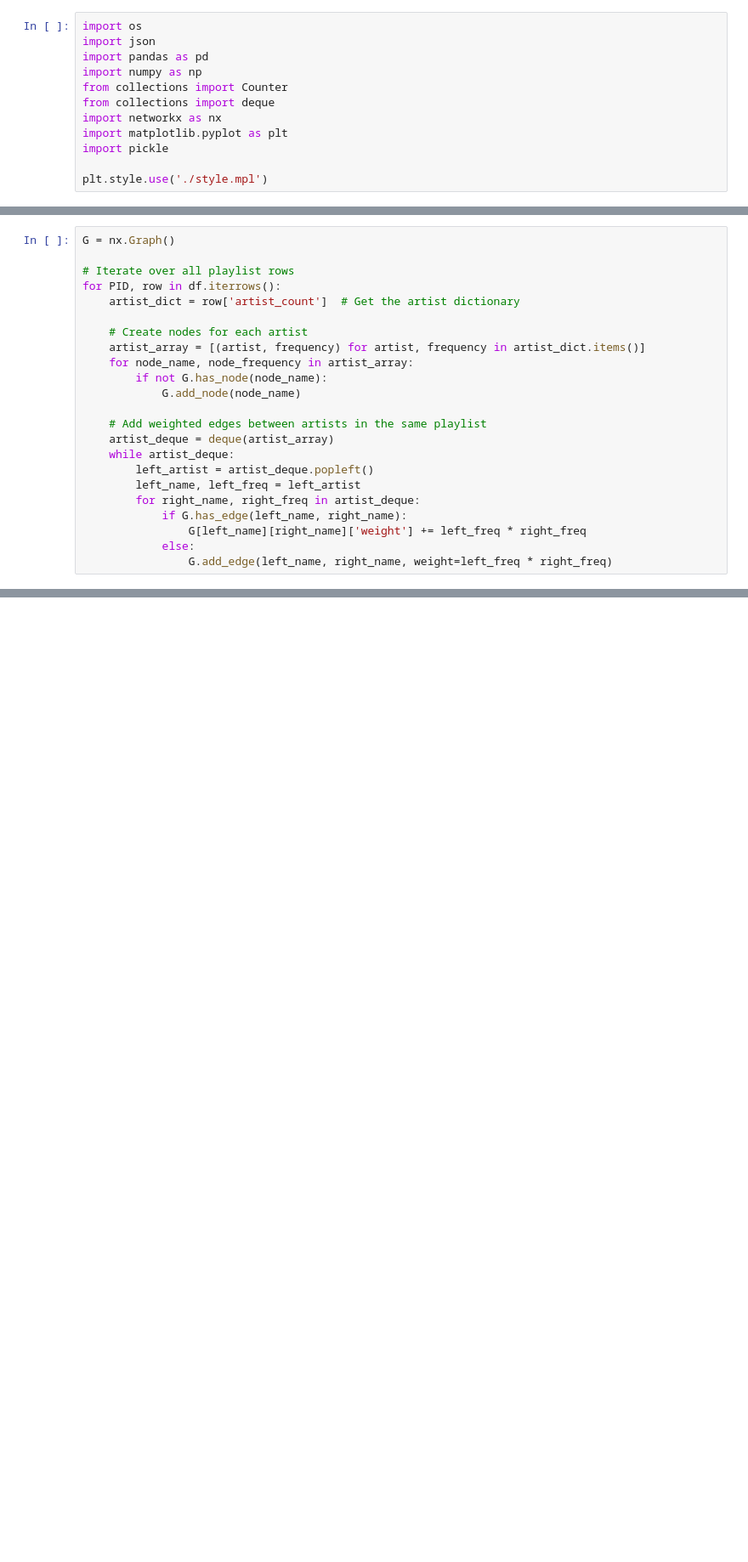
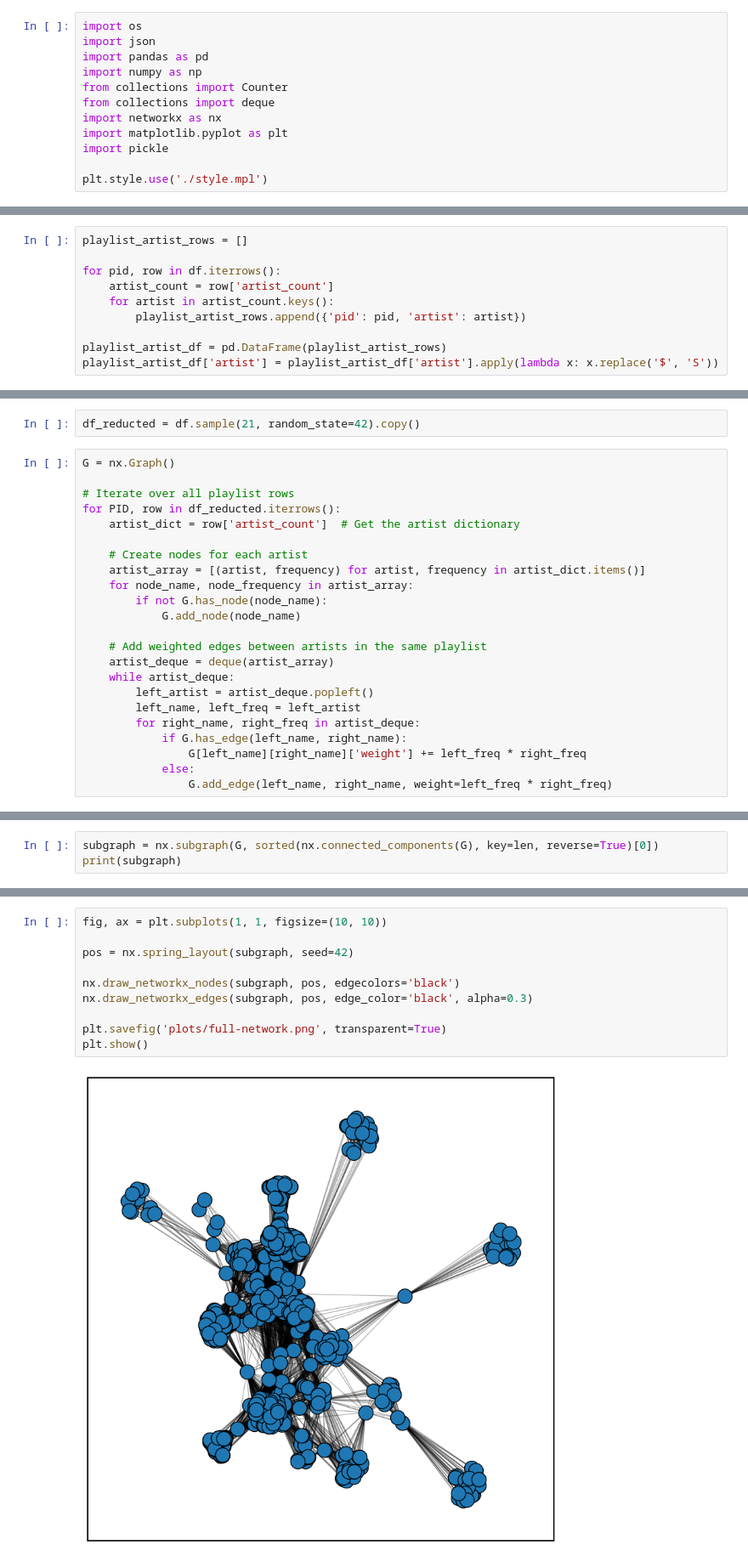
Before and after one commit to micheledinelli/spotify-playlists-network-analysis, a Jupyter notebook: main.ipynb, the cells around one changed output, grey strips where cells are left out. Shown: that part at 85% size. Saved outputs shown, nothing was run; the diff lists cells and outputs as text; blank space fills up the shorter version.

Commit message:
feat: update main.ipynb to pre-calculate a smaller network to analyze

```diff
--- a/main.ipynb
+++ b/main.ipynb
@@ -67,0 +81,10 @@ df.sample(5)
+# %%
+playlist_artist_rows = []
+
+for pid, row in df.iterrows():
+    artist_count = row['artist_count']
+    for artist in artist_count.keys():
+        playlist_artist_rows.append({'pid': pid, 'artist': artist})
+
+playlist_artist_df = pd.DataFrame(playlist_artist_rows)
+playlist_artist_df['artist'] = playlist_artist_df['artist'].apply(lambda x: x.replace('$', 'S'))
@@ -68,8 +99,10 @@ df.sample(5)
+# %%
+df_reducted = df.sample(21, random_state=42).copy()
 # %%
 G = nx.Graph()
 
 # Iterate over all playlist rows
-for PID, row in df.iterrows():
+for PID, row in df_reducted.iterrows():
     artist_dict = row['artist_count']  # Get the artist dictionary
 
     # Create nodes for each artist
@@ -133,0 +128,3 @@ pd.to_pickle(df, 'data/artist_count.pkl')
+# %%
+subgraph = nx.subgraph(G, sorted(nx.connected_components(G), key=len, reverse=True)[0])
+print(subgraph)
@@ -133,0 +139,12 @@ pd.to_pickle(df, 'data/artist_count.pkl')
+# %%
+fig, ax = plt.subplots(1, 1, figsize=(10, 10))
+
+pos = nx.spring_layout(subgraph, seed=42)
+
+nx.draw_networkx_nodes(subgraph, pos, edgecolors='black')
+nx.draw_networkx_edges(subgraph, pos, edge_color='black', alpha=0.3)
+
+plt.savefig('plots/full-network.png', transparent=True)
+plt.show()
+# %% [output]
+[figure, added]
```
Also changed, not shown: parts of 17 cells of this notebook, 9 other files.
